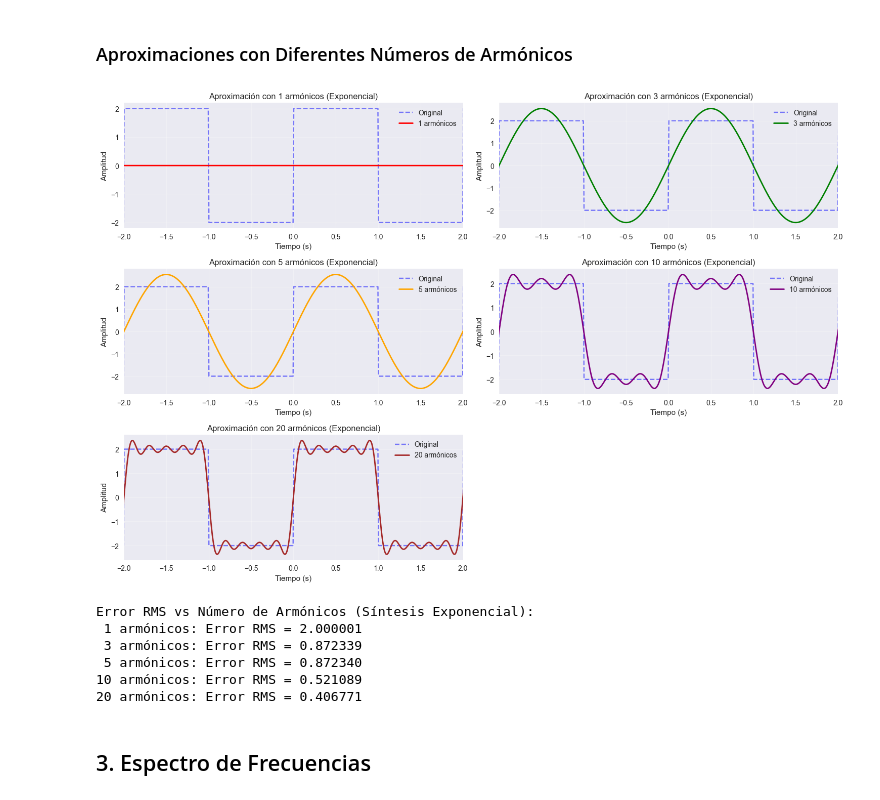
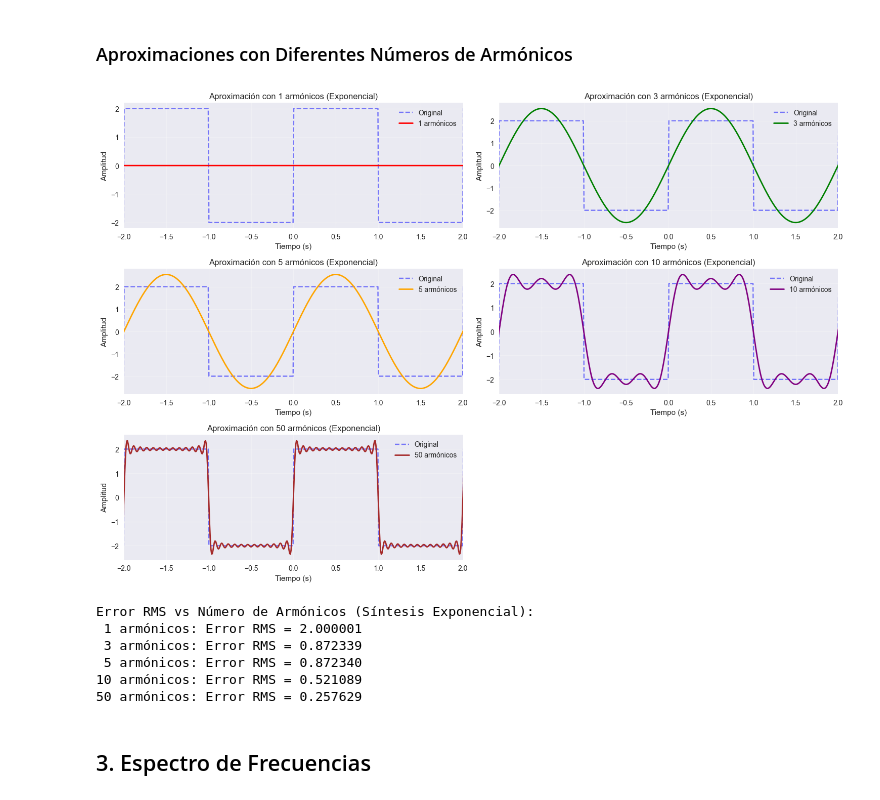
Before and after one commit to CeJu7/Lab08_CursoProcesamientoImagenes, a Jupyter notebook: s05_laboratorio_serie_fourier.ipynb, the cells around one changed output. Cells and saved outputs as stored; diff of their text form; code cells hidden in the pictures.

```diff
--- a/s05_laboratorio_serie_fourier.ipynb
+++ b/s05_laboratorio_serie_fourier.ipynb
@@ -129,42 +127,42 @@ def sintetizar_serie_exponencial(n_vector, cn, t, n_terminos=None):
 
     return np.real(resultado)
 # %%
-n_terminos_list = [1, 3, 5, 10, 20]
+n_terminos_list = [1, 3, 5, 10, 50]
 colores = ['red', 'green', 'orange', 'purple', 'brown']
 
 plt.figure(figsize=(15, 10))
 
 for i, n_terminos in enumerate(n_terminos_list):
     plt.subplot(3, 2, i+1)
 
     y_aprox = sintetizar_serie_exponencial(n_vector, cn, t_vis, n_terminos)
 
     plt.plot(t_vis, y_original, 'b--', alpha=0.5, label='Original')
     plt.plot(t_vis, y_aprox, colores[i], linewidth=2, label=f'{n_terminos} armónicos')
 
     plt.grid(True, alpha=0.3)
     plt.xlabel('Tiempo (s)')
     plt.ylabel('Amplitud')
     plt.title(f'Aproximación con {n_terminos} armónicos (Exponencial)')
     plt.legend()
     plt.xlim(-T/2, T/2)
 
 plt.tight_layout()
 plt.show()
 
 print("\nError RMS vs Número de Armónicos (Síntesis Exponencial):")
 for n_terminos in n_terminos_list:
     y_aprox = sintetizar_serie_exponencial(n_vector, cn, t_vis, n_terminos)
     error_rms = np.sqrt(np.mean((y_original - y_aprox)**2))
     print(f"{n_terminos:2d} armónicos: Error RMS = {error_rms:.6f}")
 # %% [output]
-[figure, old version]
+[figure, new version]
 Error RMS vs Número de Armónicos (Síntesis Exponencial):
  1 armónicos: Error RMS = 2.000001
  3 armónicos: Error RMS = 0.872339
  5 armónicos: Error RMS = 0.872340
 10 armónicos: Error RMS = 0.521089
-20 armónicos: Error RMS = 0.406771
+50 armónicos: Error RMS = 0.257629
 # %% [markdown]
 ## 3. Espectro de Frecuencias
 # %%
```
Also changed, not shown: parts of 2 cells of this notebook, 1 other file.
